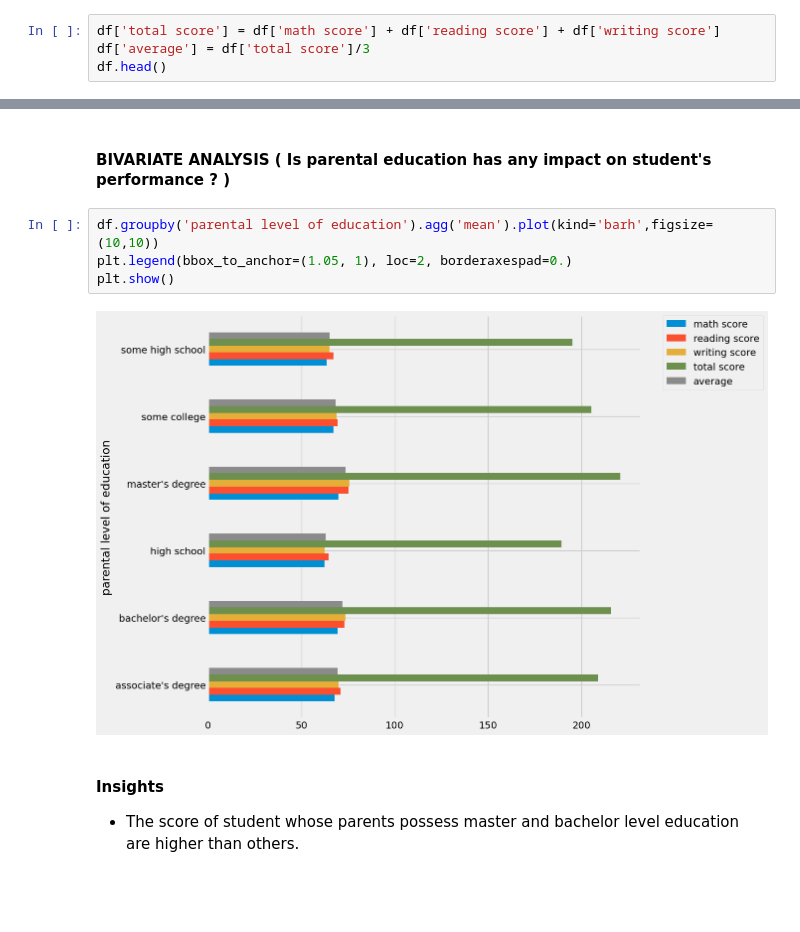
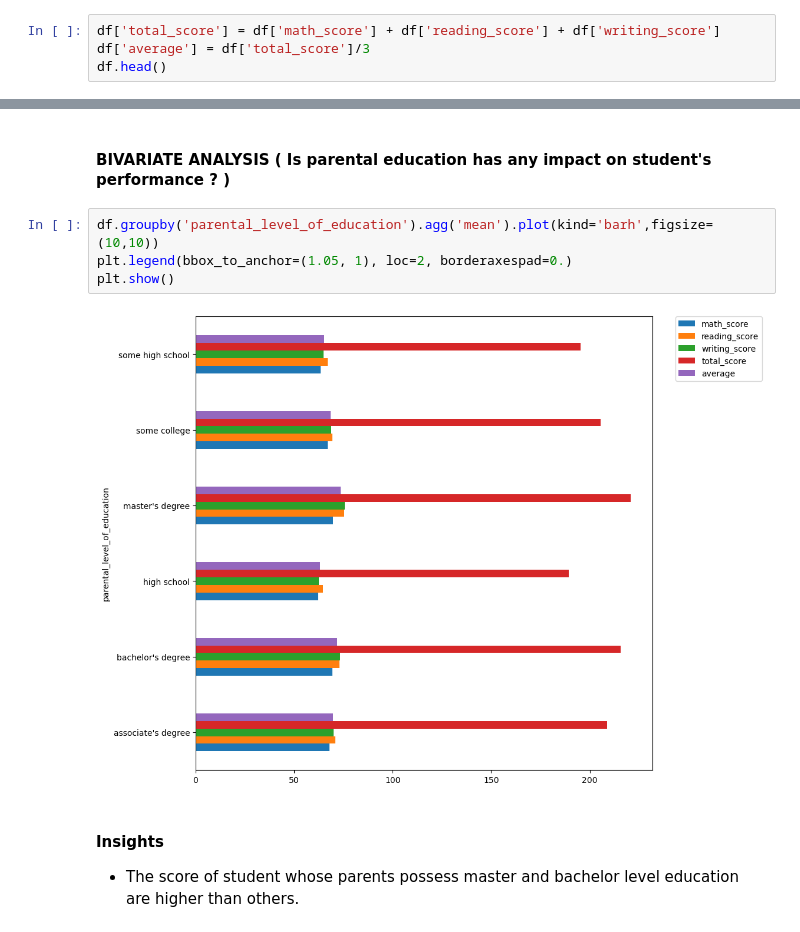
Before and after one commit to AmrElsayed14/ML-project, a Jupyter notebook: notebook/1_EDA_STUDENT_PERFORMANCE.ipynb, the cells around one changed output, grey strips where cells are left out. Drawn from its saved outputs; the diff is of its cells as text; blank space fills up the shorter version.

```diff
--- a/notebook/1_EDA_STUDENT_PERFORMANCE.ipynb
+++ b/notebook/1_EDA_STUDENT_PERFORMANCE.ipynb
@@ -202,7 +202,7 @@ df.head(2)
 # %% [markdown]
 ### 3.8 Adding columns for "Total Score" and "Average"
 # %%
-df['total score'] = df['math score'] + df['reading score'] + df['writing score']
-df['average'] = df['total score']/3
+df['total_score'] = df['math_score'] + df['reading_score'] + df['writing_score']
+df['average'] = df['total_score']/3
 df.head()
 # %% [output]
@@ -516,11 +519,11 @@ for container in ax[2].containers:
 # %% [markdown]
 #### BIVARIATE ANALYSIS ( Is parental education has any impact on student's performance ? )
 # %%
-df.groupby('parental level of education').agg('mean').plot(kind='barh',figsize=(10,10))
+df.groupby('parental_level_of_education').agg('mean').plot(kind='barh',figsize=(10,10))
 plt.legend(bbox_to_anchor=(1.05, 1), loc=2, borderaxespad=0.)
 plt.show()
 # %% [output]
-[figure, old version]
+[figure, new version]
 # %% [markdown]
 #### Insights
 - The score of student whose parents possess master and bachelor level education are higher than others.
```
Also changed, not shown: parts of 23 cells of this notebook, 14 other files.
